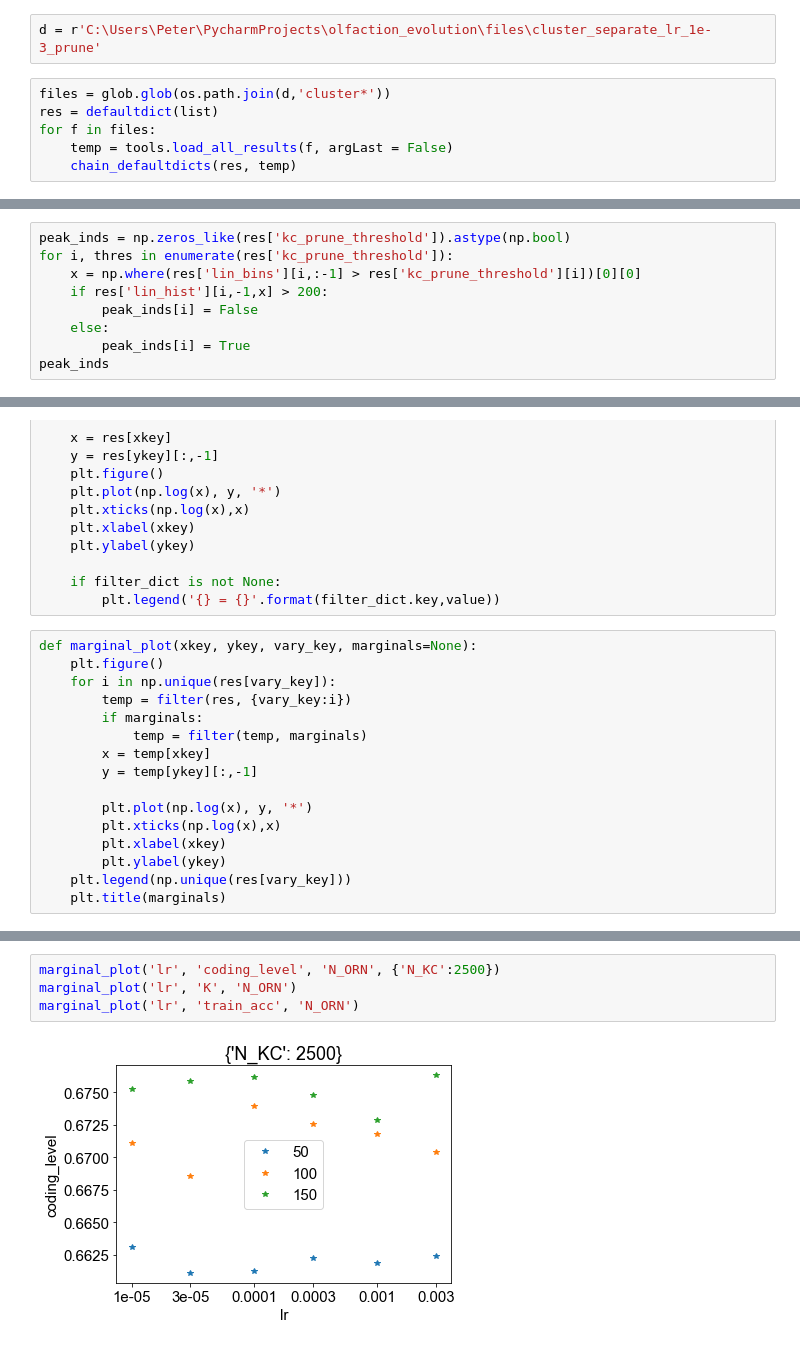
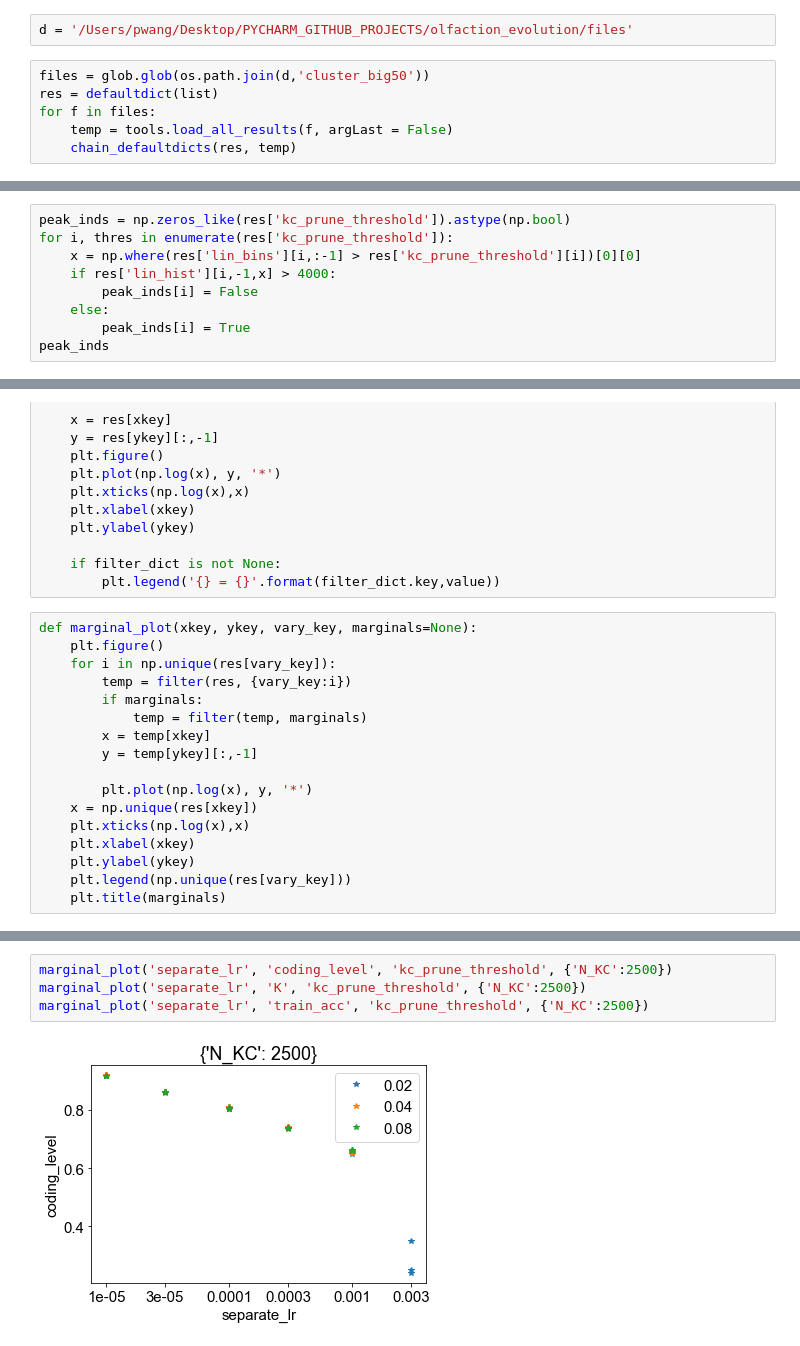
Before and after one commit to gyyang/olfaction_evolution, a Jupyter notebook: notebooks/analyze_K_big.ipynb, the cells around one changed output, grey strips where cells are left out. Drawn from its saved outputs; the diff is of its cells as text.

Commit message:
set up cluster

```diff
--- a/notebooks/analyze_K_big.ipynb
+++ b/notebooks/analyze_K_big.ipynb
@@ -33,9 +33,9 @@ mpl.rcParams['ps.fonttype'] = 42
 mpl.rcParams['font.family'] = 'arial'
 mpl.rcParams['image.cmap']='jet'
 # %%
-d = r'C:\Users\Peter\PycharmProjects\olfaction_evolution\files\cluster_separate_lr_1e-3_prune'
+d = '/Users/pwang/Desktop/PYCHARM_GITHUB_PROJECTS/olfaction_evolution/files'
 # %%
-files = glob.glob(os.path.join(d,'cluster*'))
+files = glob.glob(os.path.join(d,'cluster_big50'))
 res = defaultdict(list)
 for f in files:
     temp = tools.load_all_results(f, argLast = False)
@@ -66,7 +53,7 @@ array([0.04      , 0.04      , 0.04      , 0.04      , 0.04      ,
 peak_inds = np.zeros_like(res['kc_prune_threshold']).astype(np.bool)
 for i, thres in enumerate(res['kc_prune_threshold']):
     x = np.where(res['lin_bins'][i,:-1] > res['kc_prune_threshold'][i])[0][0]
-    if res['lin_hist'][i,-1,x] > 200:
+    if res['lin_hist'][i,-1,x] > 4000:
         peak_inds[i] = False
     else:
         peak_inds[i] = True
@@ -119,8 +185,9 @@ def marginal_plot(xkey, ykey, vary_key, marginals=None):
         y = temp[ykey][:,-1]
 
         plt.plot(np.log(x), y, '*')
-        plt.xticks(np.log(x),x)
-        plt.xlabel(xkey)
-        plt.ylabel(ykey)
+    x = np.unique(res[xkey])
+    plt.xticks(np.log(x),x)
+    plt.xlabel(xkey)
+    plt.ylabel(ykey)
     plt.legend(np.unique(res[vary_key]))
     plt.title(marginals)
@@ -133,6 +194,6 @@ plt.ylim([8, 20])
 # %%
-marginal_plot('lr', 'coding_level', 'N_ORN', {'N_KC':2500})
-marginal_plot('lr', 'K', 'N_ORN')
-marginal_plot('lr', 'train_acc', 'N_ORN')
+marginal_plot('separate_lr', 'coding_level', 'kc_prune_threshold', {'N_KC':2500})
+marginal_plot('separate_lr', 'K', 'kc_prune_threshold', {'N_KC':2500})
+marginal_plot('separate_lr', 'train_acc', 'kc_prune_threshold', {'N_KC':2500})
 # %% [output]
-[figure, old version]
+[figure, new version]
```
Also changed, not shown: parts of 27 cells of this notebook.
